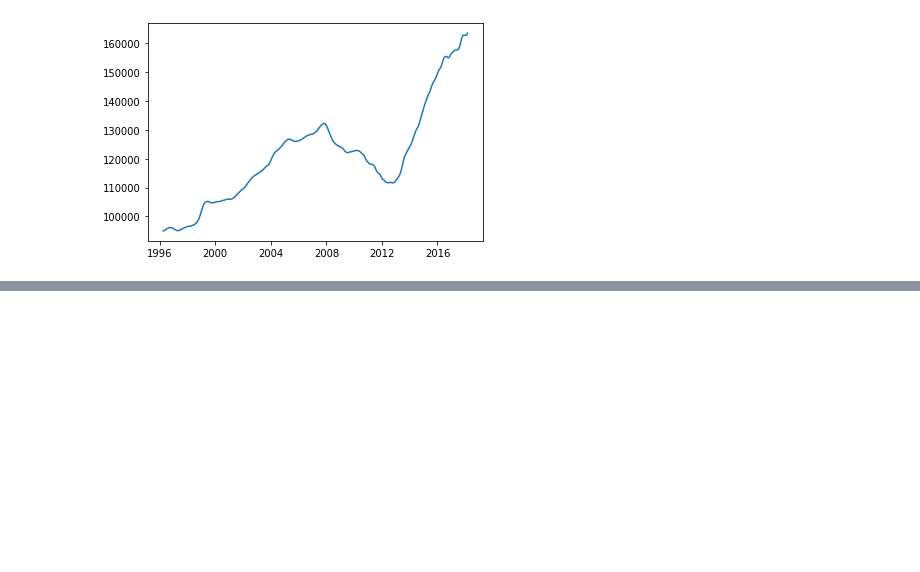
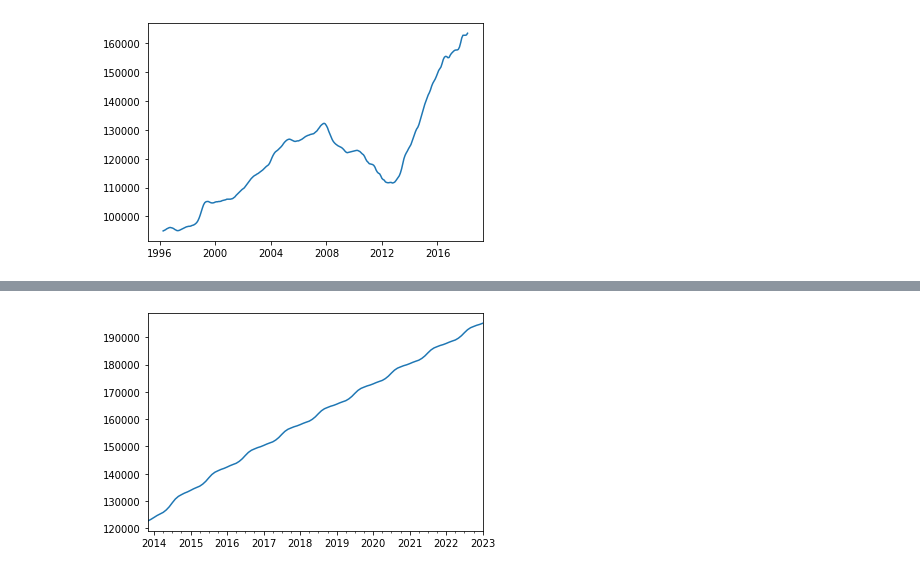
Before and after one commit to LeDorean/zillow_project_review, a Jupyter notebook: notebooks/Untitled.ipynb, the cells around one changed output, grey strips where cells are left out. Cells and saved outputs as stored; diff of their text form; code cells hidden in the pictures; blank space fills up the shorter version.

```diff
--- a/notebooks/Untitled.ipynb
+++ b/notebooks/Untitled.ipynb
@@ -254,3 +254,9 @@ Statespace Model Results
 | Prob(H) (two-sided): | 0.59 | Kurtosis: | 13.45 |
 Warnings:
 [1] Covariance matrix calculated using the outer product of gradients (complex-step).
+# %%
+forecast=res.get_prediction(start=211,end=321,dynamic=True)
+forecast.predicted_mean.plot()
+pred_conf=forecast.conf_int()
+# %% [output]
+[figure, added]
```
Also changed, not shown: parts of 5 cells of this notebook.
